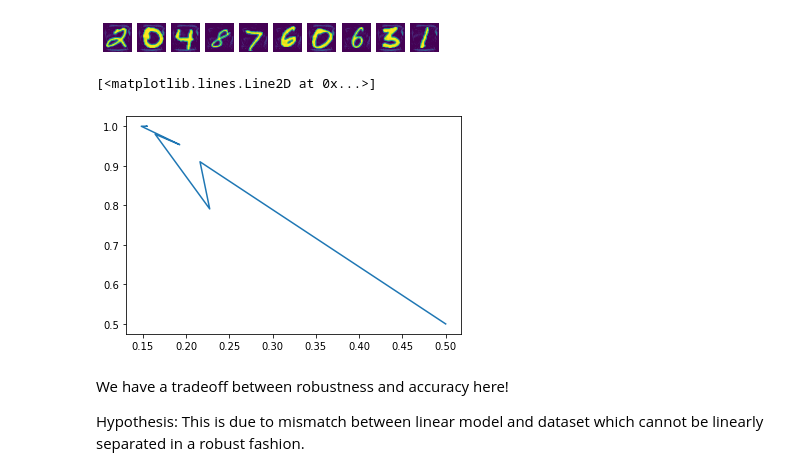
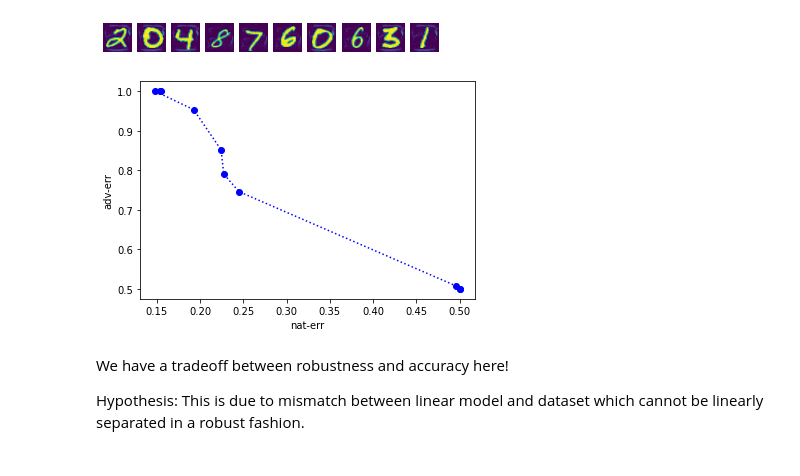
Before and after one commit to GilgameshxZero/adversarial-ntks, a Jupyter notebook: notebooks/svm/svm-tradeoff.ipynb, the cells around one changed output. Drawn from its saved outputs; the diff is of its cells as text; code cells hidden in the pictures.

```diff
--- a/notebooks/svm/svm-tradeoff.ipynb
+++ b/notebooks/svm/svm-tradeoff.ipynb
@@ -84,7 +85,7 @@ def accs_by_cls(clf: thundersvm.SVC, ds: dataset.Dataset):
 def fmt_accs(accs):
     return "(" + ", ".join(f"{a:.4f}" for a in accs) + ")"
 # %%
-def eval_svm_clf(
+def eval_clf(
     clf: thundersvm.SVC,
     ds_train: dataset.Dataset,
     ds_test: dataset.Dataset,
@@ -104,7 +105,7 @@ def eval_svm_clf(
 
     xs_train_pgd = attacks.pgd(
         X=jnp.array(ds_train.xs), Y=jnp.array(ds_train.ys),
-        grad_func=lambda X: jthunder.grad_decision_function(clf, X),
+        grad_func=jthunder.get_grad_decision_function(clf),
         eps=attack_eps, eps_norm=2,
         step_size=pgd_step_size, step_norm=2,
         num_steps=pgd_num_steps,
@@ -112,16 +113,22 @@ def eval_svm_clf(
     )
     xs_test_pgd = attacks.pgd(
         X=jnp.array(ds_test.xs), Y=jnp.array(ds_test.ys),
-        grad_func=lambda X: jthunder.grad_decision_function(clf, X),
+        grad_func=jthunder.get_grad_decision_function(clf),
         eps=attack_eps, eps_norm=2,
         step_size=pgd_step_size, step_norm=2,
         num_steps=pgd_num_steps,
         pixel_clip=False,
     )
+
+    # Prevent memory blowup
+    # See https://github.com/google/jax/issues/2072
+    #xla._xla_callable.cache_clear()
+
     accs_train_pgd = accs_by_cls(clf=clf, ds=dataset.Dataset(xs=xs_train_pgd, ys=ds_train.ys))
     accs_test_pgd = accs_by_cls(clf=clf, ds=dataset.Dataset(xs=xs_test_pgd, ys=ds_test.ys))
     if verbose:
         print(f"{label}; accs_train_pgd={fmt_accs(accs_train_pgd)}; accs_test_pgd={fmt_accs(accs_test_pgd)}")
+
 
     return dict(
         accs_train=accs_train,
@@ -144,13 +152,13 @@ CUR_KEY = "svm-linear"
 RESULTS[CUR_KEY] = []
 print(f"Running {CUR_KEY}...")
 
-for c in [1e-6, 3e-5, 1e-5, 3e-4, 1e-4, 1e-3, 1e-2, 1e-1]:
+for c in [1e-6, 2e-6, 4e-6, 8e-6, 1e-5, 2e-5, 1e-4, 1e-3, 1e-2, 1e-1]:
     clf = thundersvm.SVC(kernel="linear", C=c)
     clf.fit(MNIST_TRAIN.xs, MNIST_TRAIN.ys)
 
     res_dict = dict(c=c) #clf=clf) # storing clf can get expensive
     res_dict.update(
-        eval_svm_clf(
+        eval_clf(
             clf=clf,
             ds_train=ds_prefix(MNIST_TRAIN, 256),
             ds_test=ds_prefix(MNIST_TEST, 256),
@@ -199,26 +207,18 @@ Adversarial
 # %%
 acc_tests = []
 acc_tests_pgd = []
 for res_dict in RESULTS["svm-linear"]:
-    """
-    accs_train=accs_train,
-    accs_test=accs_test,
-    attack_eps=attack_eps,
-    accs_train_pgd=accs_train_pgd,
-    accs_test_pgd=accs_test_pgd,
-    xs_train_pgd=xs_train_pgd,
-    xs_test_pgd=xs_test_pgd
-    """
     acc_tests.append(sum(res_dict["accs_test"]) / 2.0)
     acc_tests_pgd.append(sum(res_dict["accs_test_pgd"]) / 2.0)
 
 acc_tests = np.array(acc_tests)
 acc_tests_pgd = np.array(acc_tests_pgd)
 
-plt.plot(1 - acc_tests, 1 - acc_tests_pgd)
+plt.plot(1 - acc_tests, 1 - acc_tests_pgd, 'bo:')
+plt.xlabel("nat-err");
+plt.ylabel("adv-err");
 # %% [output]
-[<matplotlib.lines.Line2D at 0x...>]
-[figure, old version]
+[figure, new version]
 # %% [markdown]
 We have a tradeoff between robustness and accuracy here!
 
```
Also changed, not shown: parts of 9 cells of this notebook.
